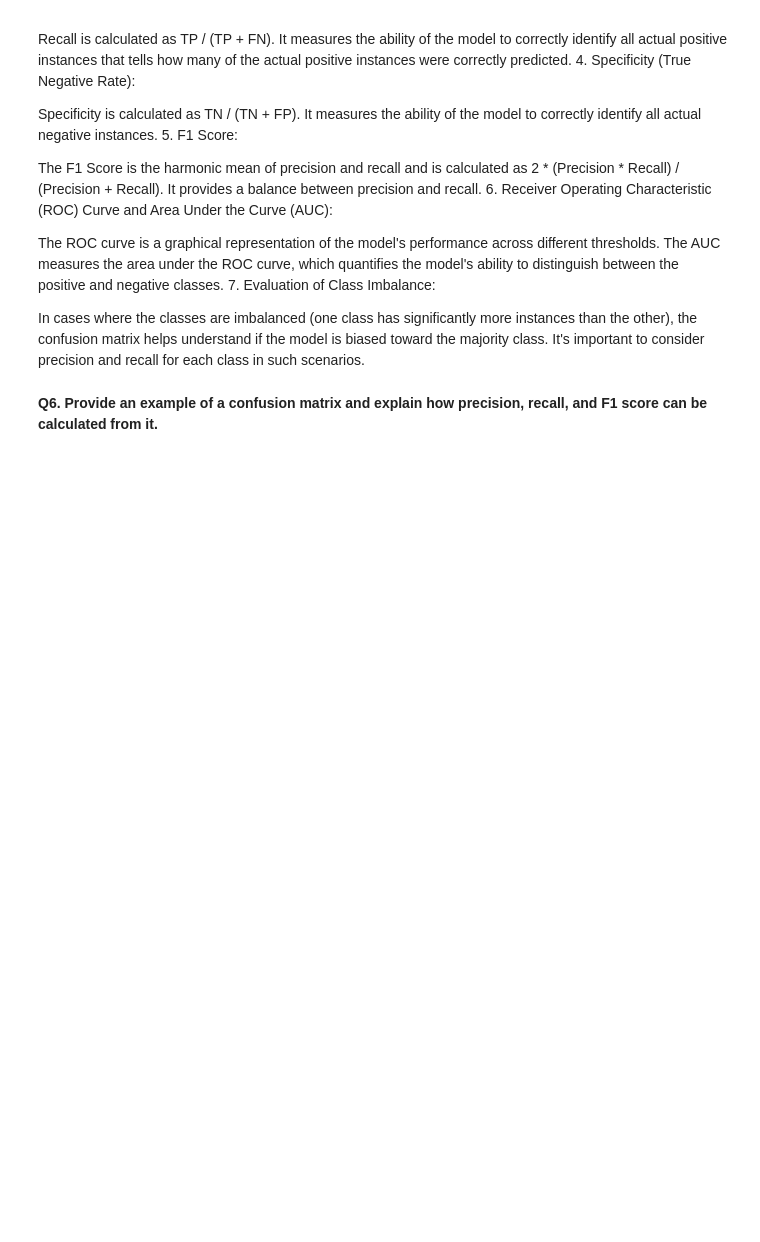
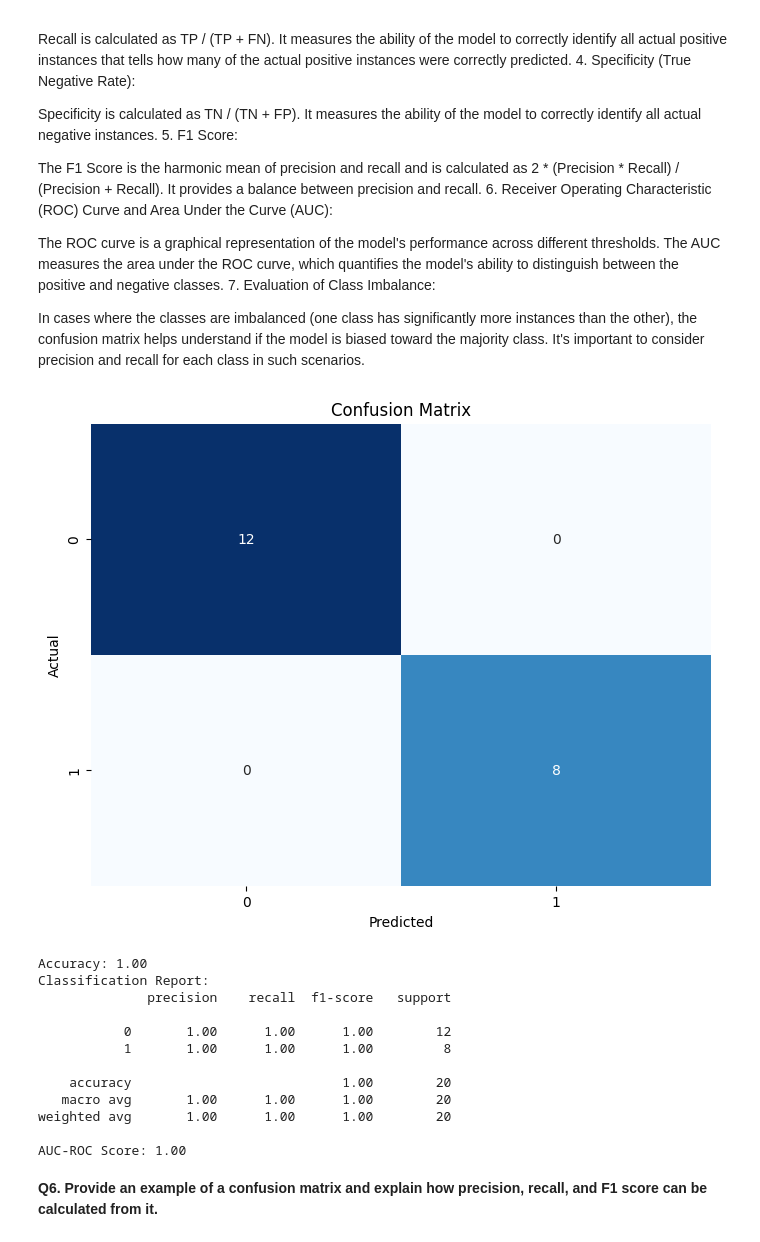
Before and after one commit to MirajSin/Neural-Network-And-Deep-Learning, a Jupyter notebook: MirajSinyaAML3104_Decision_Tree_Assignment.ipynb, the cells around one changed output. Saved outputs shown, nothing was run; the diff lists cells and outputs as text; code cells hidden in the pictures; blank space fills up the shorter version.

```diff
--- a/MirajSinyaAML3104_Decision_Tree_Assignment.ipynb
+++ b/MirajSinyaAML3104_Decision_Tree_Assignment.ipynb
@@ -166,6 +340,73 @@ The ROC curve is a graphical representation of the model's performance across di
 7. Evaluation of Class Imbalance:
 
 In cases where the classes are imbalanced (one class has significantly more instances than the other), the confusion matrix helps understand if the model is biased toward the majority class. It's important to consider precision and recall for each class in such scenarios.
+# %%
+import numpy as np
+from sklearn.datasets import load_breast_cancer
+from sklearn.model_selection import train_test_split
+from sklearn.tree import DecisionTreeClassifier
+from sklearn.metrics import accuracy_score, confusion_matrix, classification_report, roc_auc_score
+import matplotlib.pyplot as plt
+import seaborn as sns
+
+# Load the Iris dataset
+df = load_iris()
+
+data = pd.DataFrame(df.data, columns = df.feature_names)
+data['target'] = df.target
+final_data = data[data['target']!=2] #Creting a binary problem from the iris dataset with the exclusion of class 2 from the targets
+
+#Train test split to train the model
+X = final_data.drop('target', axis = 1)
+y = final_data['target']
+
+# Split the dataset into training and testing sets
+X_train, X_test, y_train, y_test = train_test_split(X, y, test_size=0.2, random_state=42)
+
+# Create a Decision Tree Classifier
+clf = DecisionTreeClassifier()
+
+# Train the classifier on the training data
+clf.fit(X_train, y_train)
+
+# Make predictions on the test data
+y_pred = clf.predict(X_test)
+
+# Evaluate the classifier
+accuracy = accuracy_score(y_test, y_pred)
+confusion = confusion_matrix(y_test, y_pred)
+report = classification_report(y_test, y_pred)
+
+# Calculate AUC-ROC
+y_prob = clf.predict_proba(X_test)[:, 1]  # Probability of positive class
+auc_roc = roc_auc_score(y_test, y_prob)
+
+# Plot the confusion matrix
+plt.figure(figsize=(8, 6))
+sns.heatmap(confusion, annot=True, fmt="d", cmap="Blues", cbar=False)
+plt.xlabel("Predicted")
+plt.ylabel("Actual")
+plt.title("Confusion Matrix")
+plt.show()
+
+print(f"Accuracy: {accuracy:.2f}")
+print("Classification Report:")
+print(report)
+print(f"AUC-ROC Score: {auc_roc:.2f}")
+# %% [output]
+[figure, added]
+Accuracy: 1.00
+Classification Report:
+              precision    recall  f1-score   support
+
+           0       1.00      1.00      1.00        12
+           1       1.00      1.00      1.00         8
+
+    accuracy                           1.00        20
+   macro avg       1.00      1.00      1.00        20
+weighted avg       1.00      1.00      1.00        20
+
+AUC-ROC Score: 1.00
 # %% [markdown]
 **Q6. Provide an example of a confusion matrix and explain how precision, recall, and F1 score can be
 calculated from it.**
```
Also changed, not shown: parts of 4 cells of this notebook.
